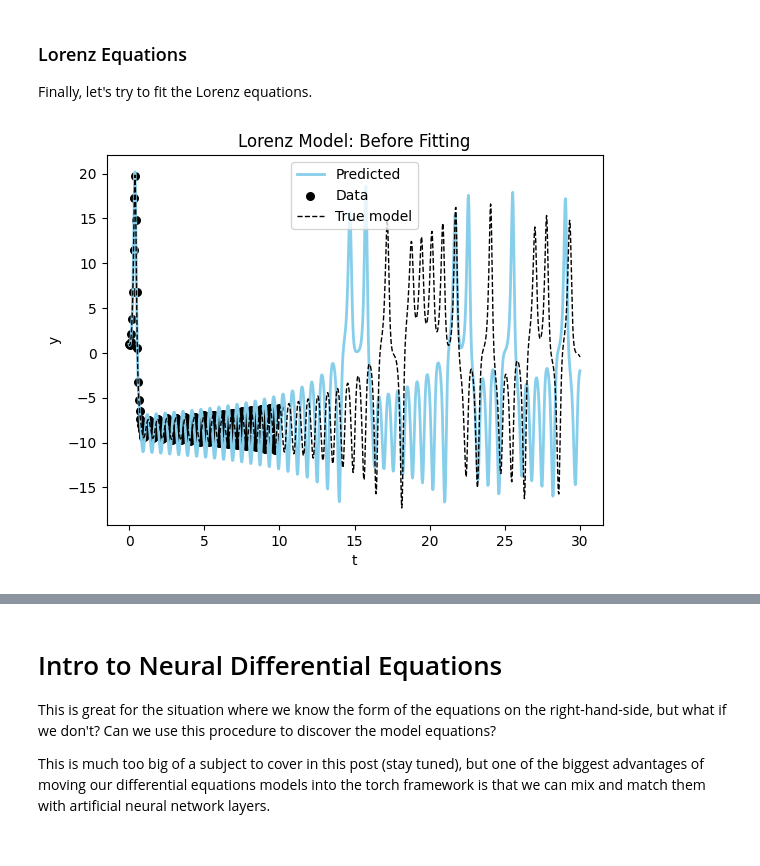
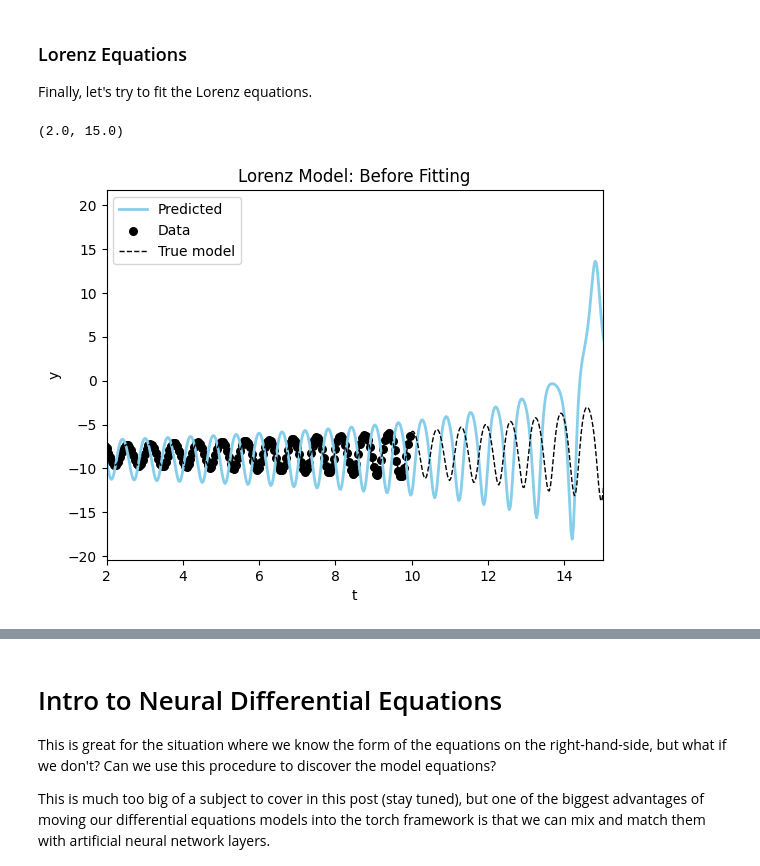
Before and after one commit to khannay/paramfittorchdemo, a Jupyter notebook: nbs/00_training.ipynb, the cells around one changed output, grey strips where cells are left out. Saved outputs shown, nothing was run; the diff lists cells and outputs as text; code cells hidden in the pictures.

```diff
--- a/nbs/00_training.ipynb
+++ b/nbs/00_training.ipynb
@@ -644,8 +638,13 @@ data_lorenz = create_sim_dataset(model_sim_lorenz,
                               sigma_noise=0.01,
                               sigma_initial_conditions=0.10)
 # %%
+#|eval: false
+
 lorenz_model = Lorenz(sigma=10.2, rho=28.2, beta=9.0/3)
-plot_time_series(model_sim_lorenz, lorenz_model, data_lorenz[0], title="Lorenz Model: Before Fitting");
+fig, ax = plot_time_series(model_sim_lorenz, lorenz_model, data_lorenz[0], title="Lorenz Model: Before Fitting");
+
+ax.set_xlim((2,15))
 # %% [output]
+(2.0, 15.0)
-[figure, old version]
+[figure, new version]
 # %%
```
Also changed, not shown: parts of 38 cells of this notebook, 2 other files.
